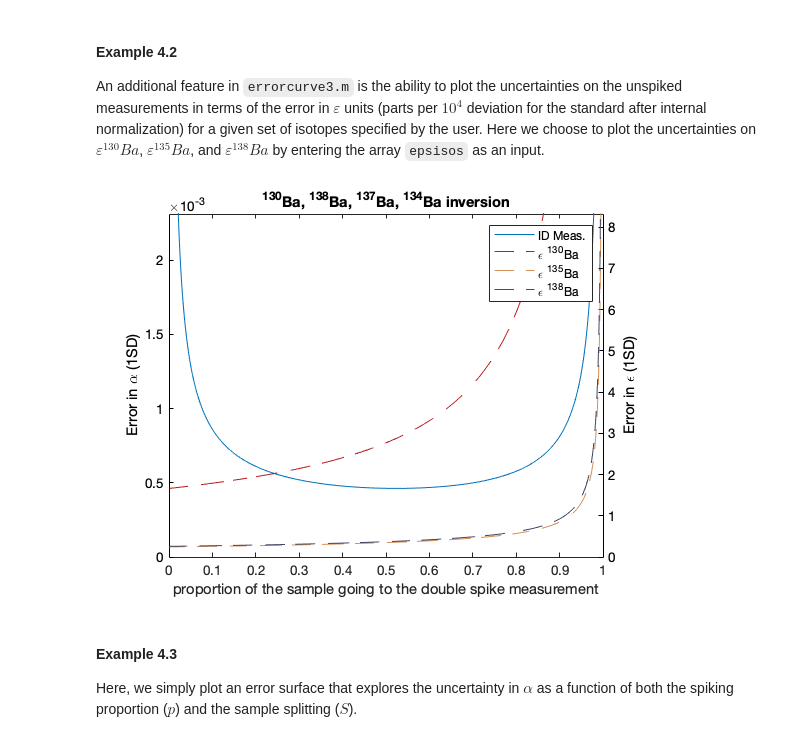
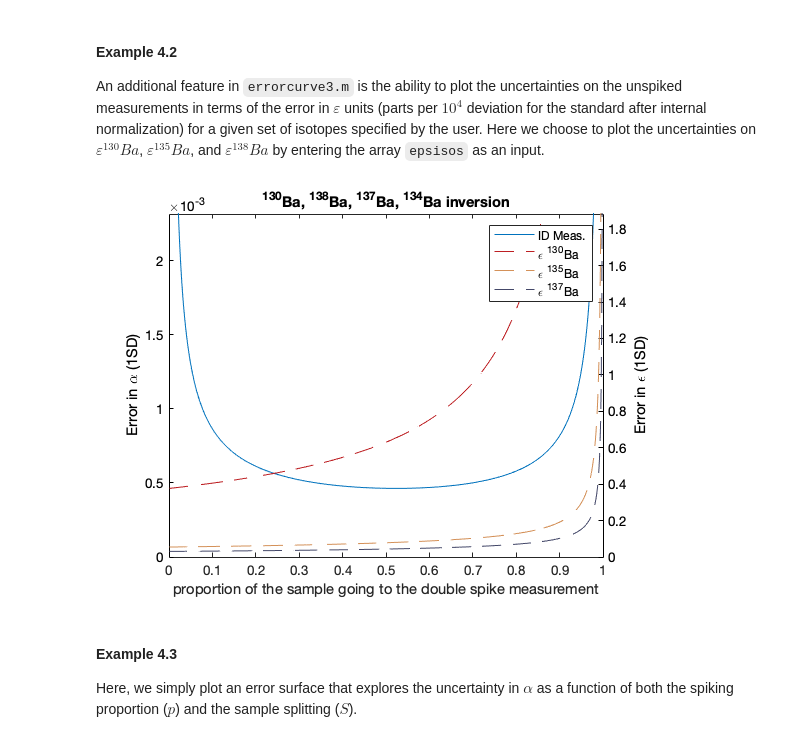
Before and after one commit to rcmarq/cosmo, a Jupyter notebook: demo.ipynb, the cells around one changed output. Drawn from its saved outputs; the diff is of its cells as text; code cells hidden in the pictures.

```diff
--- a/demo.ipynb
+++ b/demo.ipynb
@@ -239,11 +242,11 @@ errorcurve3(element,prop,spike,isoinv,INisos)
 
 An additional feature in `errorcurve3.m` is the ability to plot the uncertainties on the unspiked measurements in terms of the error in $\varepsilon$ units (parts per $10^4$ deviation for the standard after internal normalization) for a given set of isotopes specified by the user. Here we choose to plot the uncertainties on $\varepsilon^{130}Ba$, $\varepsilon^{135}Ba$, and $\varepsilon^{138}Ba$ by entering the array `epsisos` as an input.
 # %%
-epsisos=[130 135 138]; % Mass numbers for isotopes of interest
+epsisos=[130 135 137]; % Mass numbers for isotopes of interest
 
 errorcurve3(element,prop,spike,isoinv,INisos,epsisos)
 # %% [output]
-[figure, old version]
+[figure, new version]
 # %% [markdown]
 #### Example 4.3
 
```
Also changed, not shown: parts of 14 cells of this notebook, 1 other file.
